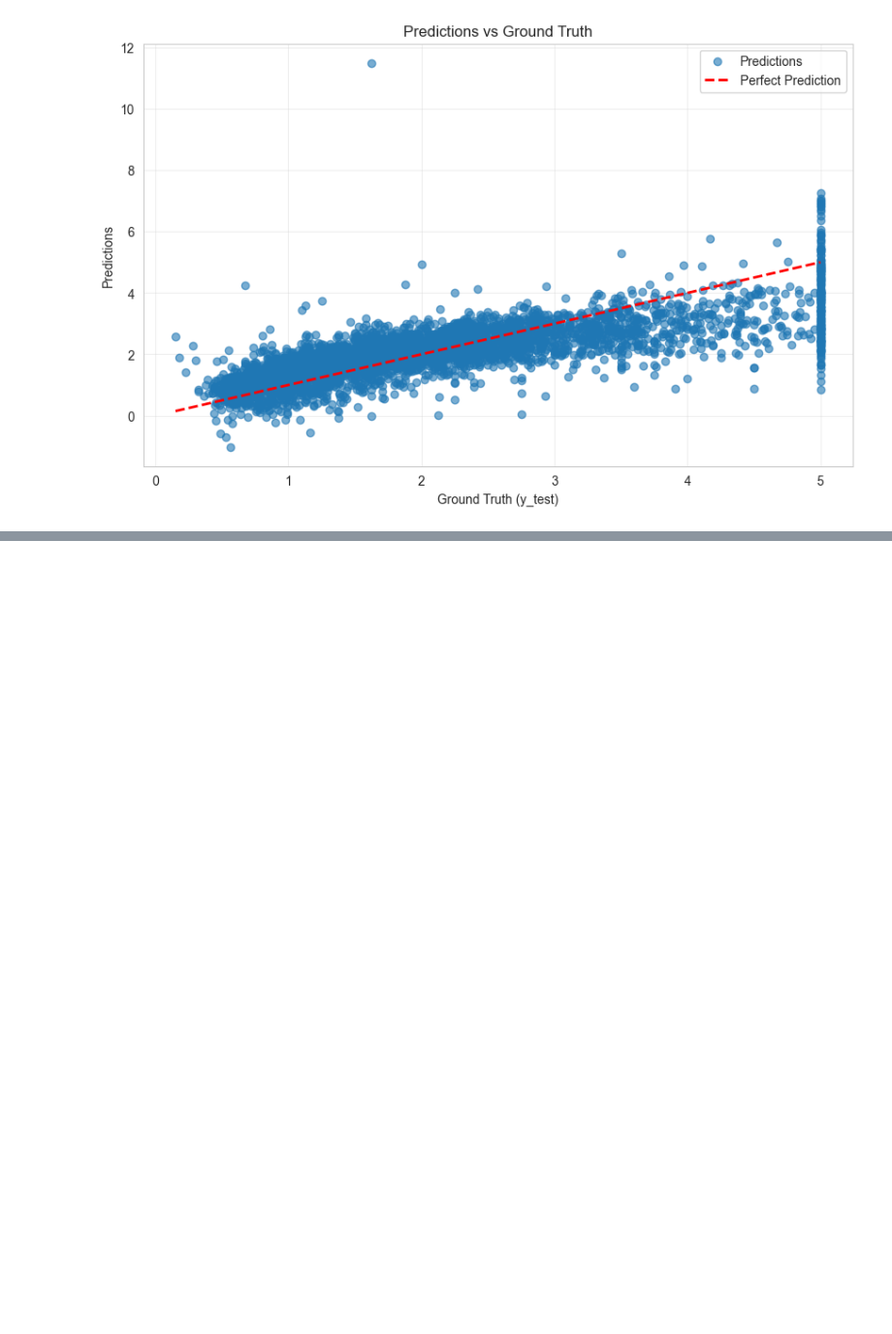
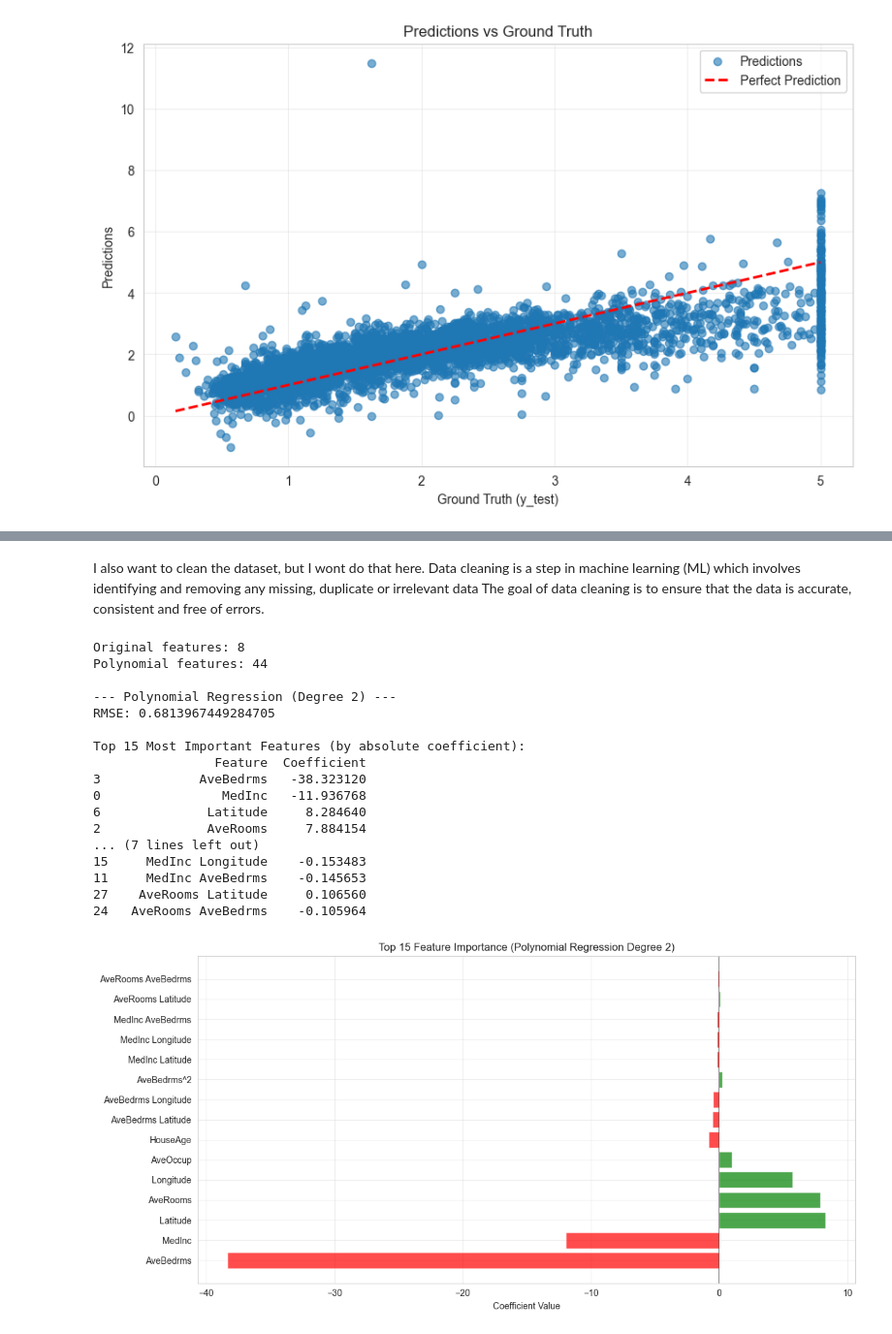
Before and after one commit to SannaNishantLarsson/ml-portfolio, a Jupyter notebook: 01_linear_regression.ipynb, the cells around one changed output, grey strips where cells are left out. Shown at 97% size. Drawn from its saved outputs; the diff is of its cells as text; code cells hidden in the pictures; blank space fills up the shorter version.

```diff
--- a/01_linear_regression.ipynb
+++ b/01_linear_regression.ipynb
@@ -159,0 +287,71 @@ plt.show()
+# %% [markdown]
+I also want to clean the dataset, but I wont do that here.
+Data cleaning is a step in machine learning (ML) which involves identifying and removing any missing, duplicate or irrelevant data
+The goal of data cleaning is to ensure that the data is accurate, consistent and free of errors.
+# %%
+# Polynomial Regression on Cleaned Data with Feature Importance
+from sklearn.preprocessing import PolynomialFeatures
+
+# Split data
+X_train_pol, X_test_pol, y_train_pol, y_test_pol = train_test_split(
+    X, y, test_size=0.2, random_state=42)
+
+# Create polynomial features (degree 2)
+poly = PolynomialFeatures(degree=2, include_bias=False)
+X_train_poly = poly.fit_transform(X_train_pol)
+X_test_poly = poly.transform(X_test_pol)
+
+print(f"Original features: {X_train_pol.shape[1]}")
+print(f"Polynomial features: {X_train_poly.shape[1]}")
+
+# Train polynomial model
+poly_model = LinearRegression()
+poly_model.fit(X_train_poly, y_train_pol)
+poly_predictions = poly_model.predict(X_test_poly)
+
+# Calculate metrics
+poly_rmse = np.sqrt(sum((y_test_pol - poly_predictions)**2) / len(y_test_pol))
+print("\n--- Polynomial Regression (Degree 2) ---")
+print("RMSE:", poly_rmse)
+
+# Get feature names and coefficients
+feature_names = poly.get_feature_names_out(data_cleaned.drop('Price', axis=1).columns)
+coef_poly_df = pd.DataFrame({
+    'Feature': feature_names,
+    'Coefficient': poly_model.coef_
+})
+coef_poly_df['Abs_Coefficient'] = coef_poly_df['Coefficient'].abs()
+coef_poly_df = coef_poly_df.sort_values('Abs_Coefficient', ascending=False).head(15)
+
+print("\nTop 15 Most Important Features (by absolute coefficient):")
+print(coef_poly_df[['Feature', 'Coefficient']])
+
+# Plot top features
+plt.figure(figsize=(12, 6))
+colors = ['green' if x > 0 else 'red' for x in coef_poly_df['Coefficient']]
+plt.barh(coef_poly_df['Feature'], coef_poly_df['Coefficient'], color=colors, alpha=0.7)
+plt.xlabel('Coefficient Value')
+plt.title('Top 15 Feature Importance (Polynomial Regression Degree 2)')
+plt.axvline(x=0, color='black', linestyle='-', linewidth=0.5)
+plt.grid(True, alpha=0.3)
+plt.tight_layout()
+plt.show()
+# %% [output]
+Original features: 8
+Polynomial features: 44
+
+--- Polynomial Regression (Degree 2) ---
+RMSE: 0.6813967449284705
+
+Top 15 Most Important Features (by absolute coefficient):
+                Feature  Coefficient
+3             AveBedrms   -38.323120
+0                MedInc   -11.936768
+6              Latitude     8.284640
+2              AveRooms     7.884154
+... (7 lines left out)
+15     MedInc Longitude    -0.153483
+11     MedInc AveBedrms    -0.145653
+27    AveRooms Latitude     0.106560
+24   AveRooms AveBedrms    -0.105964
+[figure, added]
```
Also changed, not shown: parts of 8 cells of this notebook.
